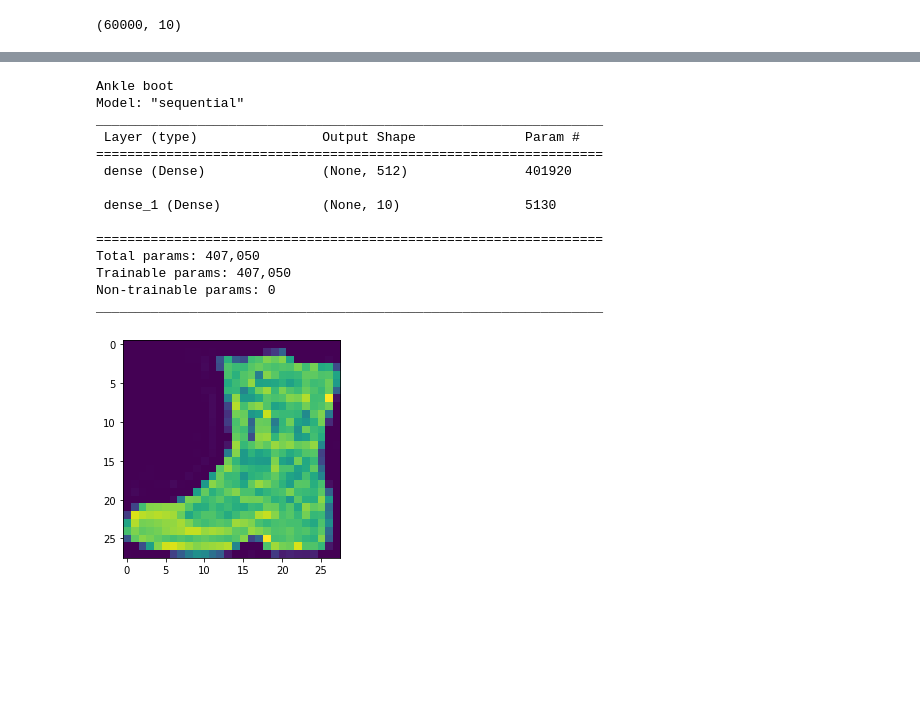
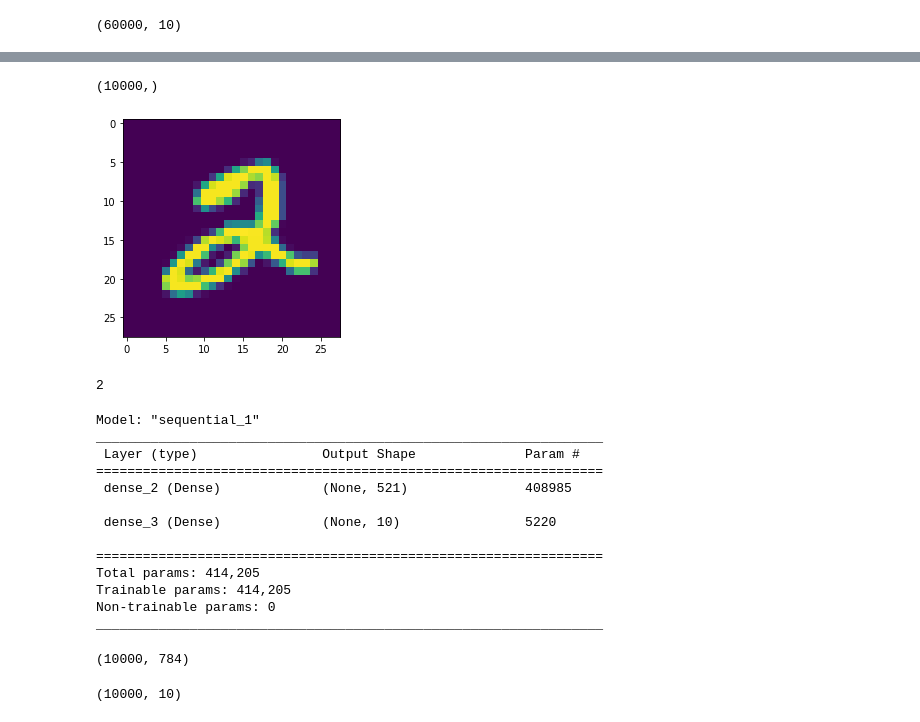
Before and after one commit to Vinh1207/Phan-Cao-Vinh, a Jupyter notebook: AI.ipynb, the cells around one changed output, grey strips where cells are left out. Drawn from its saved outputs; the diff is of its cells as text; code cells hidden in the pictures; blank space fills up the shorter version.

```diff
--- a/AI.ipynb
+++ b/AI.ipynb
@@ -648,28 +691,39 @@ y_test.shape
+# %%
+from keras.datasets import mnist
+(train_x, train_y), (test_x, test_y) = mnist.load_data()
+train_x.shape
+train_y.shape
+test_x.shape
+test_y.shape
+# %% [output]
+(10000,)
+# %%
+import matplotlib.pyplot as plt
+plt.imshow(train_x[5])
+plt.show()
+print(train_y[5])
+# %% [output]
+[figure, added]
+2
 # %%
-import matplotlib.pyplot as plt
-class_name = ['T-shirt/Top','Trousers','Pullover','Dress','Coat','Sandal','Shirt','Sneaker','Bag','Ankle boot']
-plt.imshow(X_train[150])
-plt.show
-print(class_name[y_train[150]])
 from keras import models
+from keras.layers.serialization import activation
 from keras import layers
 model = models.Sequential()
-model.add(layers.Dense(512, activation = 'relu', input_shape = (28*28,)))
-model.add(layers.Dense(10, activation = 'softmax'))
+model.add(layers.Dense(521,activation = 'relu', input_shape = (28*28,)))
+model.add(layers.Dense(10,activation = "softmax"))
 model.summary()
 # %% [output]
-Ankle boot
-Model: "sequential"
+Model: "sequential_1"
 _________________________________________________________________
  Layer (type)                Output Shape              Param #
 =================================================================
- dense (Dense)               (None, 512)               401920
+ dense_2 (Dense)             (None, 521)               408985
 
- dense_1 (Dense)             (None, 10)                5130
+ dense_3 (Dense)             (None, 10)                5220
 
 =================================================================
-Total params: 407,050
-Trainable params: 407,050
+Total params: 414,205
+Trainable params: 414,205
 Non-trainable params: 0
 _________________________________________________________________
-[figure, removed]
@@ -676 +735,14 @@ _________________________________________________________________
+# %%
+train_x.shape
+test_x.shape
+# %% [output]
+(10000, 784)
+# %%
+from keras.utils import to_categorical
+train_y = to_categorical(train_y)
+test_y = to_categorical(test_y)
+train_y.shape
+test_y.shape
+# %% [output]
+(10000, 10)
 # %%
```
Also changed, not shown: parts of 13 cells of this notebook.
